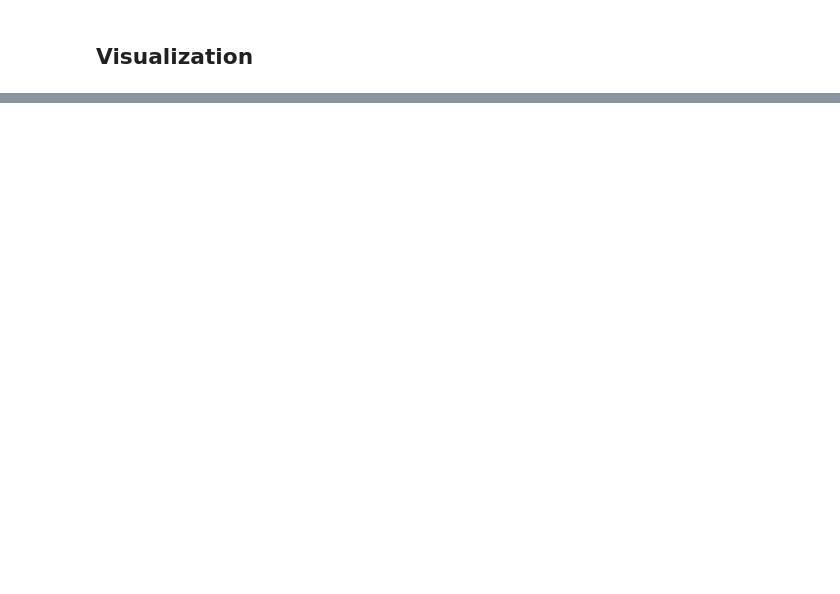
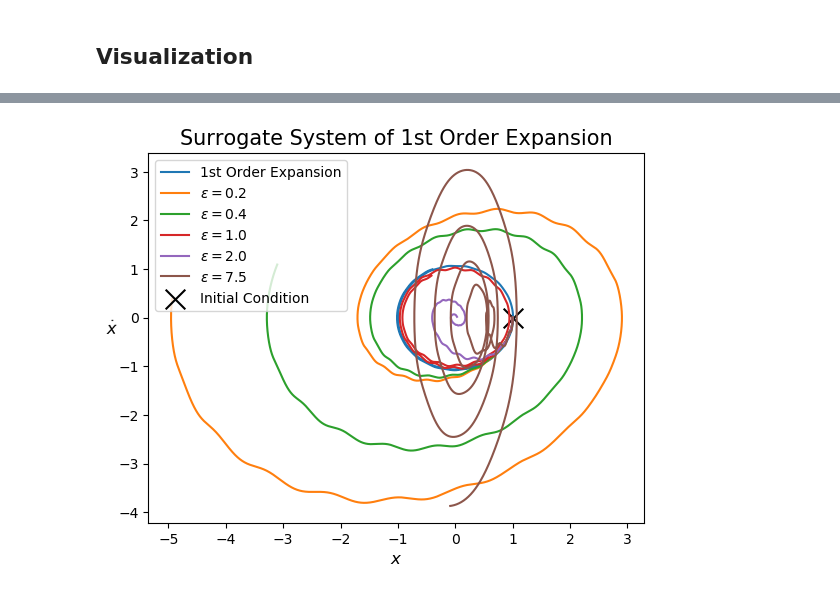
Before and after one commit to CTCingithub/HybridSysTest, a Jupyter notebook: 00Linear/TestSurrogate.ipynb, the cells around one changed output, grey strips where cells are left out. Cells and saved outputs as stored; diff of their text form; code cells hidden in the pictures; blank space fills up the shorter version.

```diff
--- a/00Linear/TestSurrogate.ipynb
+++ b/00Linear/TestSurrogate.ipynb
@@ -115,0 +75,35 @@ plt.show()
+# %%
+plt.scatter(1, 0, c="black", marker="x", s=200, label="Initial Condition")
+plt.plot(Data_ApproxOrder1[:, 1], Data_ApproxOrder1[:, 2], label="1st Order Expansion")
+plt.plot(
+    Data_Surrogate_Order1_1[:, 1],
+    Data_Surrogate_Order1_1[:, 2],
+    label=r"$\varepsilon = 0.2$",
+)
+plt.plot(
+    Data_Surrogate_Order1_2[:, 1],
+    Data_Surrogate_Order1_2[:, 2],
+    label=r"$\varepsilon = 0.4$",
+)
+plt.plot(
+    Data_Surrogate_Order1_3[:, 1],
+    Data_Surrogate_Order1_3[:, 2],
+    label=r"$\varepsilon = 1.0$",
+)
+plt.plot(
+    Data_Surrogate_Order1_4[:, 1],
+    Data_Surrogate_Order1_4[:, 2],
+    label=r"$\varepsilon = 2.0$",
+)
+plt.plot(
+    Data_Surrogate_Order1_5[:, 1],
+    Data_Surrogate_Order1_5[:, 2],
+    label=r"$\varepsilon = 7.5$",
+)
+plt.xlabel(r"$x$", fontsize=12)
+plt.ylabel(r"$\dot{x}$", fontsize=12, rotation=np.pi / 2)
+plt.title("Surrogate System of 1st Order Expansion", fontsize=15)
+plt.legend()
+plt.show()
+# %% [output]
+[figure, added]
```
Also changed, not shown: parts of 5 cells of this notebook, 2 other files.
